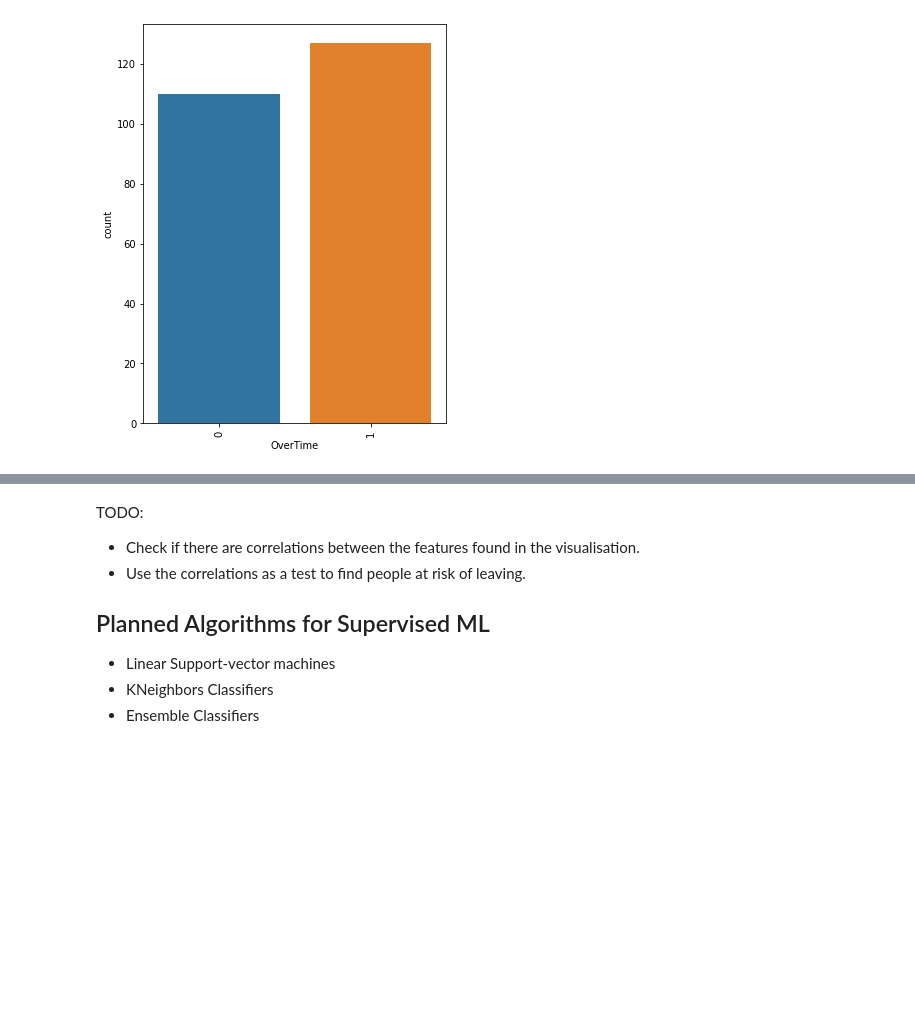
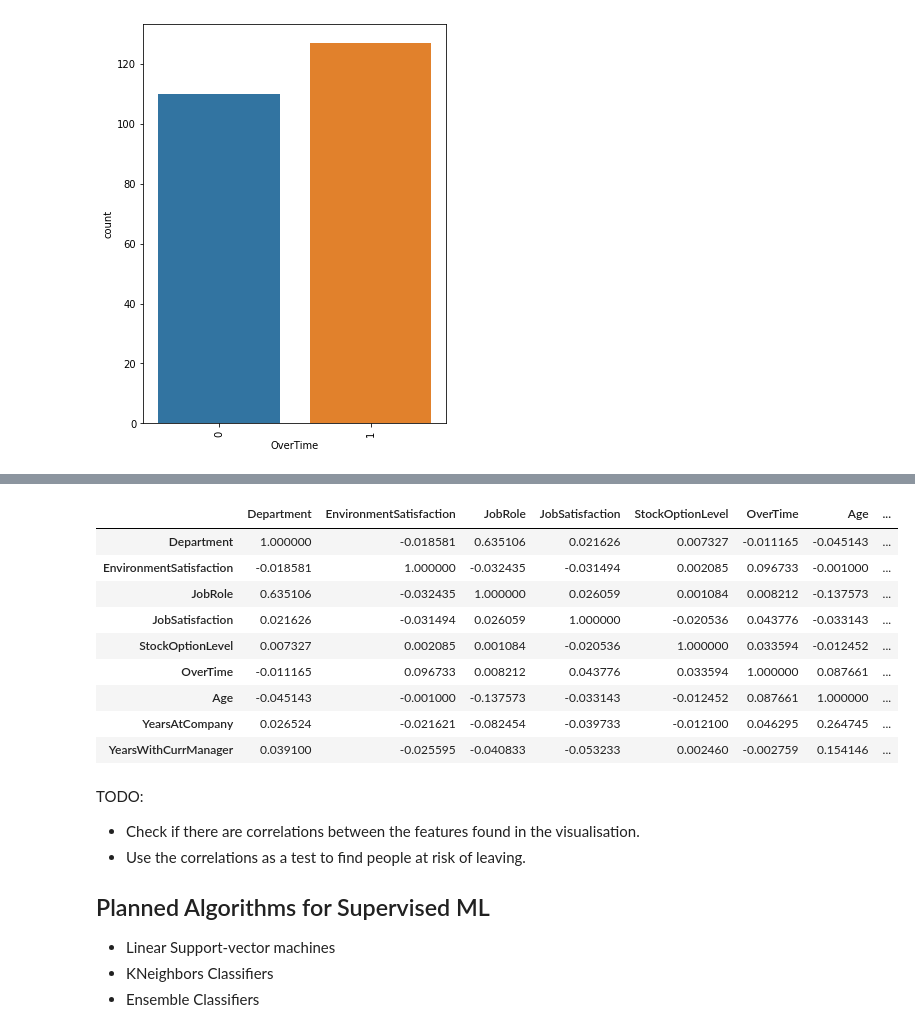
Before and after one commit to Ad2891/Slutuppgift-team12, a Jupyter notebook: Slutuppgift.ipynb, the cells around one changed output, grey strips where cells are left out. Cells and saved outputs as stored; diff of their text form; code cells hidden in the pictures; blank space fills up the shorter version.

```diff
--- a/Slutuppgift.ipynb
+++ b/Slutuppgift.ipynb
@@ -373,3 +392,20 @@ For continuous features, we also see some changes:
+# %%
+noattrition_data_limited = noattrition_data[["Department", "EnvironmentSatisfaction",
+                                        "JobRole", "JobSatisfaction", "StockOptionLevel",
+                                        "OverTime", "Age", "YearsAtCompany",
+                                        "YearsWithCurrManager"]]
+noattrition_data_limited.corr()
+# %% [output]
+|  | Department | EnvironmentSatisfaction | JobRole | JobSatisfaction | StockOptionLevel | OverTime | Age | ... |
+| Department | 1.000000 | -0.018581 | 0.635106 | 0.021626 | 0.007327 | -0.011165 | -0.045143 | ... |
+| EnvironmentSatisfaction | -0.018581 | 1.000000 | -0.032435 | -0.031494 | 0.002085 | 0.096733 | -0.001000 | ... |
+| JobRole | 0.635106 | -0.032435 | 1.000000 | 0.026059 | 0.001084 | 0.008212 | -0.137573 | ... |
+| JobSatisfaction | 0.021626 | -0.031494 | 0.026059 | 1.000000 | -0.020536 | 0.043776 | -0.033143 | ... |
+| StockOptionLevel | 0.007327 | 0.002085 | 0.001084 | -0.020536 | 1.000000 | 0.033594 | -0.012452 | ... |
+| OverTime | -0.011165 | 0.096733 | 0.008212 | 0.043776 | 0.033594 | 1.000000 | 0.087661 | ... |
+| Age | -0.045143 | -0.001000 | -0.137573 | -0.033143 | -0.012452 | 0.087661 | 1.000000 | ... |
+| YearsAtCompany | 0.026524 | -0.021621 | -0.082454 | -0.039733 | -0.012100 | 0.046295 | 0.264745 | ... |
+| YearsWithCurrManager | 0.039100 | -0.025595 | -0.040833 | -0.053233 | 0.002460 | -0.002759 | 0.154146 | ... |
 # %% [markdown]
 TODO:
 
```
Also changed, not shown: parts of 3 cells of this notebook.
